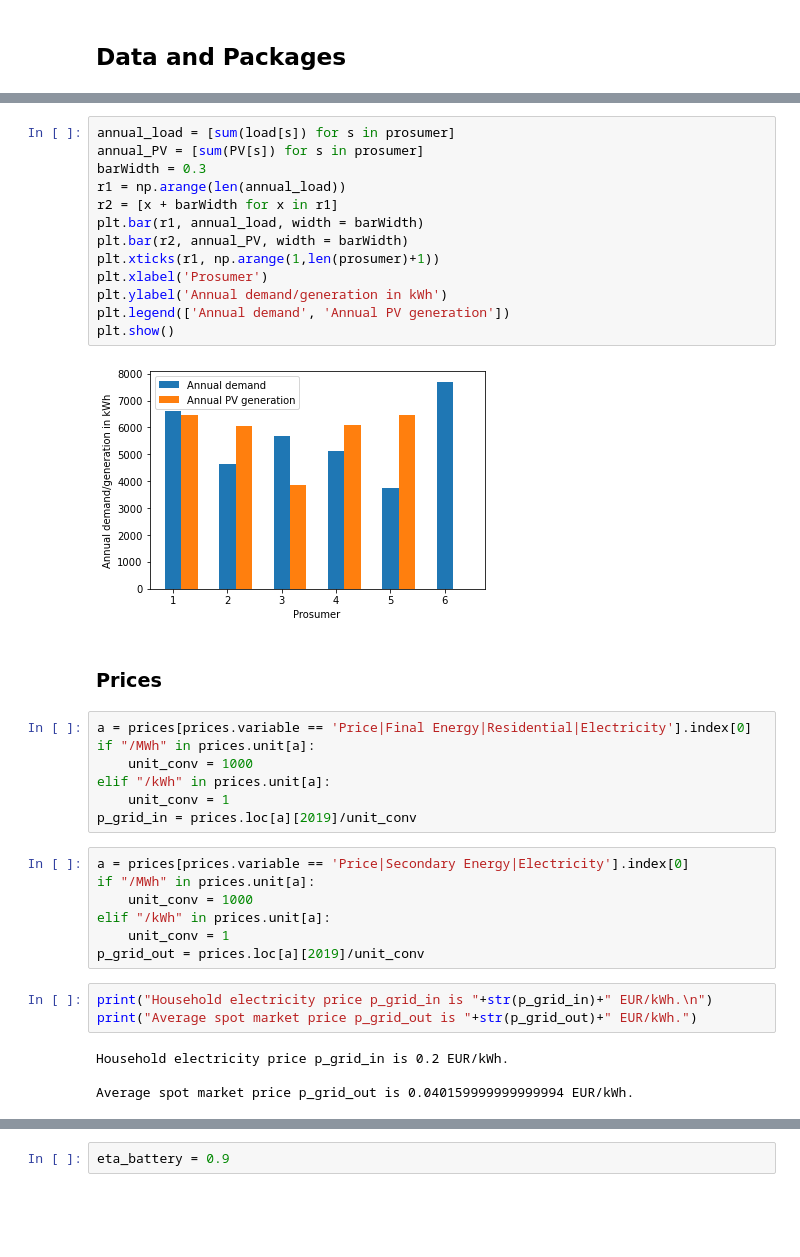
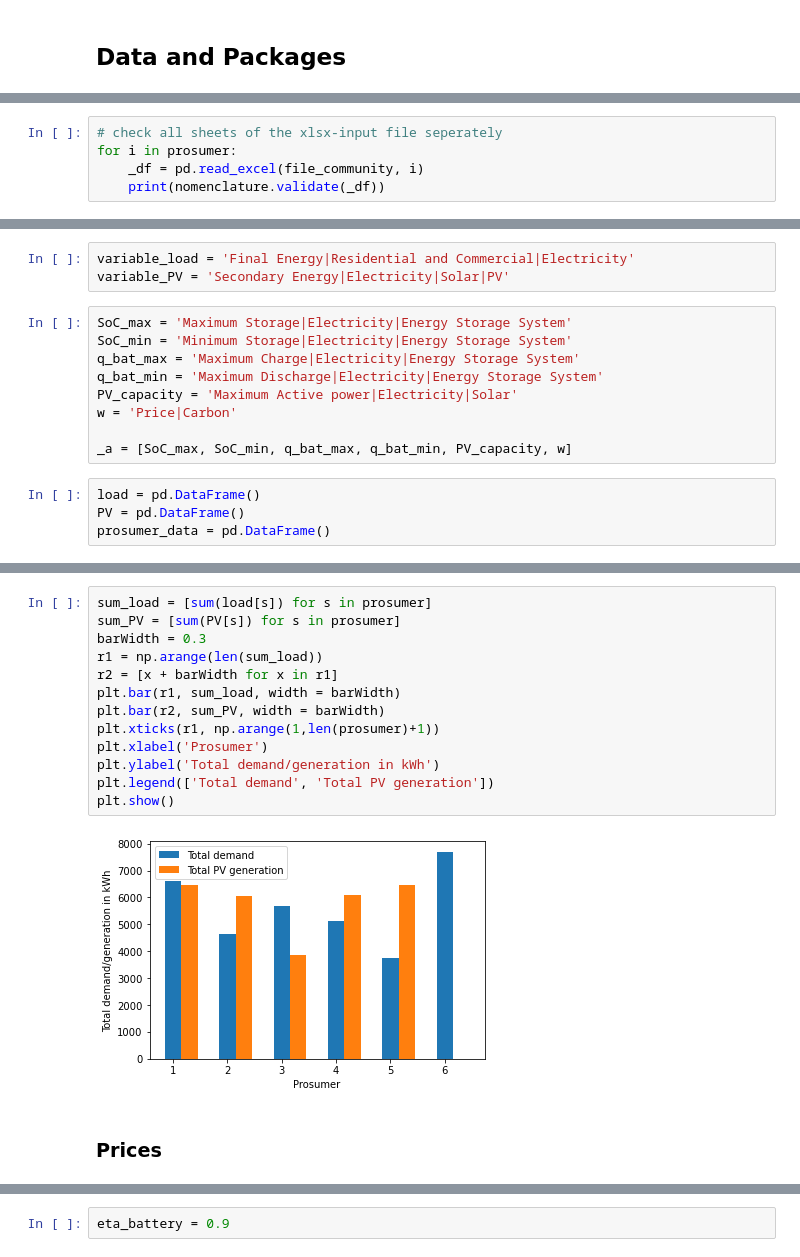
Before and after one commit to tperger/FRESH-COM, a Jupyter notebook: FRESH_COM/FRESH_COM_small_example.ipynb, the cells around one changed output, grey strips where cells are left out. Cells and saved outputs as stored; diff of their text form; blank space fills up the shorter version.

```diff
--- a/FRESH_COM/FRESH_COM_small_example.ipynb
+++ b/FRESH_COM/FRESH_COM_small_example.ipynb
@@ -135,0 +152,5 @@ prosumer
+# %%
+# check all sheets of the xlsx-input file seperately
+for i in prosumer:
+    _df = pd.read_excel(file_community, i)
+    print(nomenclature.validate(_df))
@@ -135,0 +166,16 @@ prosumer
+# %%
+variable_load = 'Final Energy|Residential and Commercial|Electricity'
+variable_PV = 'Secondary Energy|Electricity|Solar|PV'
+# %%
+SoC_max = 'Maximum Storage|Electricity|Energy Storage System'
+SoC_min = 'Minimum Storage|Electricity|Energy Storage System'
+q_bat_max = 'Maximum Charge|Electricity|Energy Storage System'
+q_bat_min = 'Maximum Discharge|Electricity|Energy Storage System'
+PV_capacity = 'Maximum Active power|Electricity|Solar'
+w = 'Price|Carbon'
+
+_a = [SoC_max, SoC_min, q_bat_max, q_bat_min, PV_capacity, w]
+# %%
+load = pd.DataFrame()
+PV = pd.DataFrame()
+prosumer_data = pd.DataFrame()
@@ -136,38 +214,17 @@ prosumer
 # %%
-annual_load = [sum(load[s]) for s in prosumer]
-annual_PV = [sum(PV[s]) for s in prosumer]
+sum_load = [sum(load[s]) for s in prosumer]
+sum_PV = [sum(PV[s]) for s in prosumer]
 barWidth = 0.3
-r1 = np.arange(len(annual_load))
+r1 = np.arange(len(sum_load))
 r2 = [x + barWidth for x in r1]
-plt.bar(r1, annual_load, width = barWidth)
-plt.bar(r2, annual_PV, width = barWidth)
+plt.bar(r1, sum_load, width = barWidth)
+plt.bar(r2, sum_PV, width = barWidth)
 plt.xticks(r1, np.arange(1,len(prosumer)+1))
 plt.xlabel('Prosumer')
-plt.ylabel('Annual demand/generation in kWh')
-plt.legend(['Annual demand', 'Annual PV generation'])
+plt.ylabel('Total demand/generation in kWh')
+plt.legend(['Total demand', 'Total PV generation'])
 plt.show()
 # %% [output]
-[figure, old version]
+[figure, new version]
 # %% [markdown]
 ### Prices
-# %%
-a = prices[prices.variable == 'Price|Final Energy|Residential|Electricity'].index[0]
-if "/MWh" in prices.unit[a]:
-    unit_conv = 1000
-elif "/kWh" in prices.unit[a]:
-    unit_conv = 1
-p_grid_in = prices.loc[a][2019]/unit_conv
-# %%
-a = prices[prices.variable == 'Price|Secondary Energy|Electricity'].index[0]
-if "/MWh" in prices.unit[a]:
-    unit_conv = 1000
-elif "/kWh" in prices.unit[a]:
-    unit_conv = 1
-p_grid_out = prices.loc[a][2019]/unit_conv
-# %%
-print("Household electricity price p_grid_in is "+str(p_grid_in)+" EUR/kWh.\n")
-print("Average spot market price p_grid_out is "+str(p_grid_out)+" EUR/kWh.")
-# %% [output]
-Household electricity price p_grid_in is 0.2 EUR/kWh.
-
-Average spot market price p_grid_out is 0.040159999999999994 EUR/kWh.
```
Also changed, not shown: parts of 60 cells of this notebook, 6 other files.
